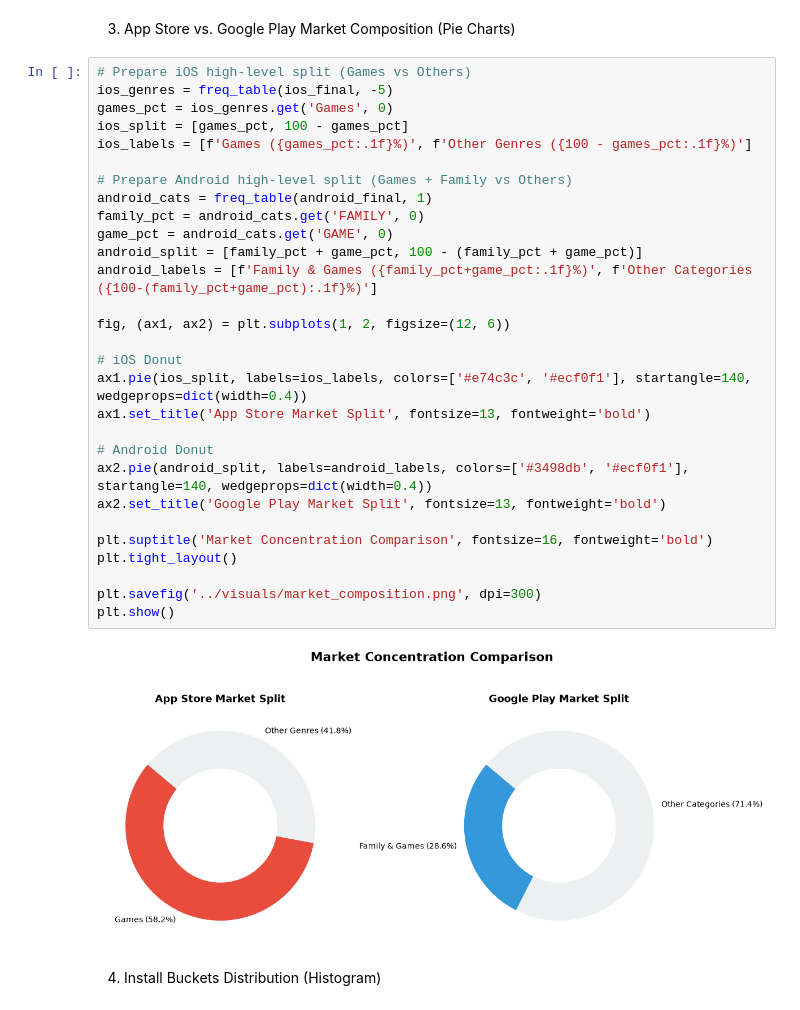
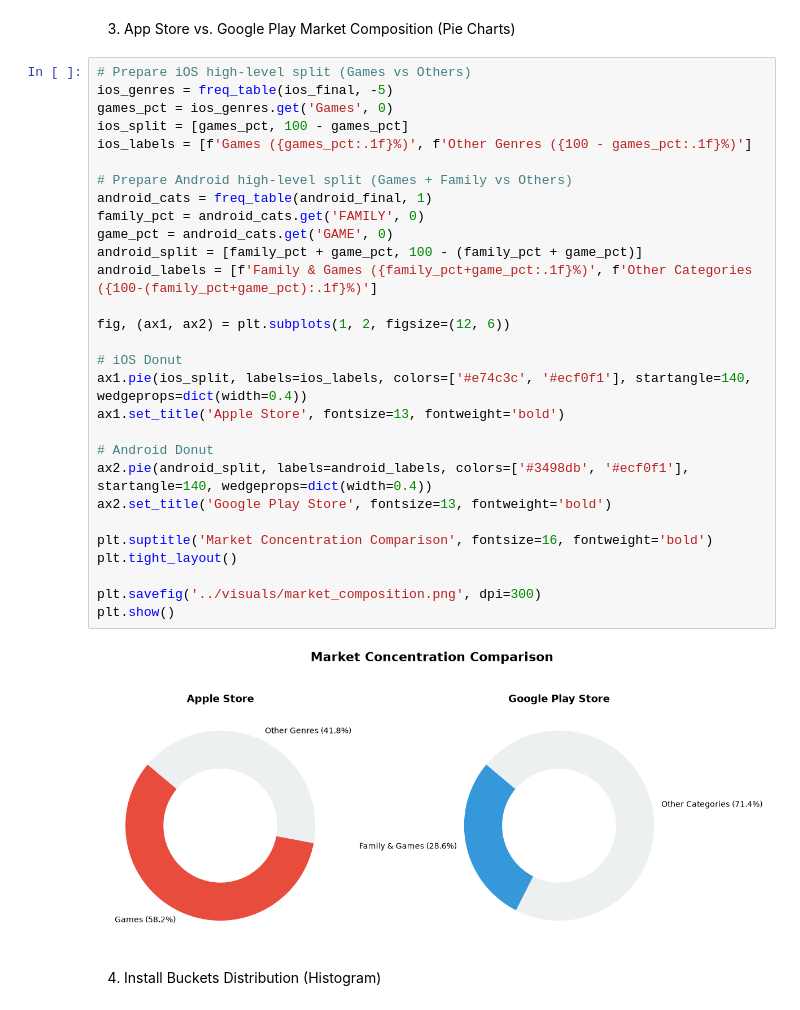
Before and after one commit to Kash4Code/mobile-app-market-analysis, a Jupyter notebook: notebooks/analysis.ipynb, the cells around one changed output. Cells and saved outputs as stored; diff of their text form.

```diff
--- a/notebooks/analysis.ipynb
+++ b/notebooks/analysis.ipynb
@@ -817,34 +817,34 @@ plt.show()
 # %%
 # Prepare iOS high-level split (Games vs Others)
 ios_genres = freq_table(ios_final, -5)
 games_pct = ios_genres.get('Games', 0)
 ios_split = [games_pct, 100 - games_pct]
 ios_labels = [f'Games ({games_pct:.1f}%)', f'Other Genres ({100 - games_pct:.1f}%)']
 
 # Prepare Android high-level split (Games + Family vs Others)
 android_cats = freq_table(android_final, 1)
 family_pct = android_cats.get('FAMILY', 0)
 game_pct = android_cats.get('GAME', 0)
 android_split = [family_pct + game_pct, 100 - (family_pct + game_pct)]
 android_labels = [f'Family & Games ({family_pct+game_pct:.1f}%)', f'Other Categories ({100-(family_pct+game_pct):.1f}%)']
 
 fig, (ax1, ax2) = plt.subplots(1, 2, figsize=(12, 6))
 
 # iOS Donut
 ax1.pie(ios_split, labels=ios_labels, colors=['#e74c3c', '#ecf0f1'], startangle=140, wedgeprops=dict(width=0.4))
-ax1.set_title('App Store Market Split', fontsize=13, fontweight='bold')
+ax1.set_title('Apple Store', fontsize=13, fontweight='bold')
 
 # Android Donut
 ax2.pie(android_split, labels=android_labels, colors=['#3498db', '#ecf0f1'], startangle=140, wedgeprops=dict(width=0.4))
-ax2.set_title('Google Play Market Split', fontsize=13, fontweight='bold')
+ax2.set_title('Google Play Store', fontsize=13, fontweight='bold')
 
 plt.suptitle('Market Concentration Comparison', fontsize=16, fontweight='bold')
 plt.tight_layout()
 
 plt.savefig('../visuals/market_composition.png', dpi=300)
 plt.show()
 # %% [output]
-[figure, old version]
+[figure, new version]
 # %% [markdown]
 4. Install Buckets Distribution (Histogram)
 # %%
```
Also changed, not shown: 1 other file.
